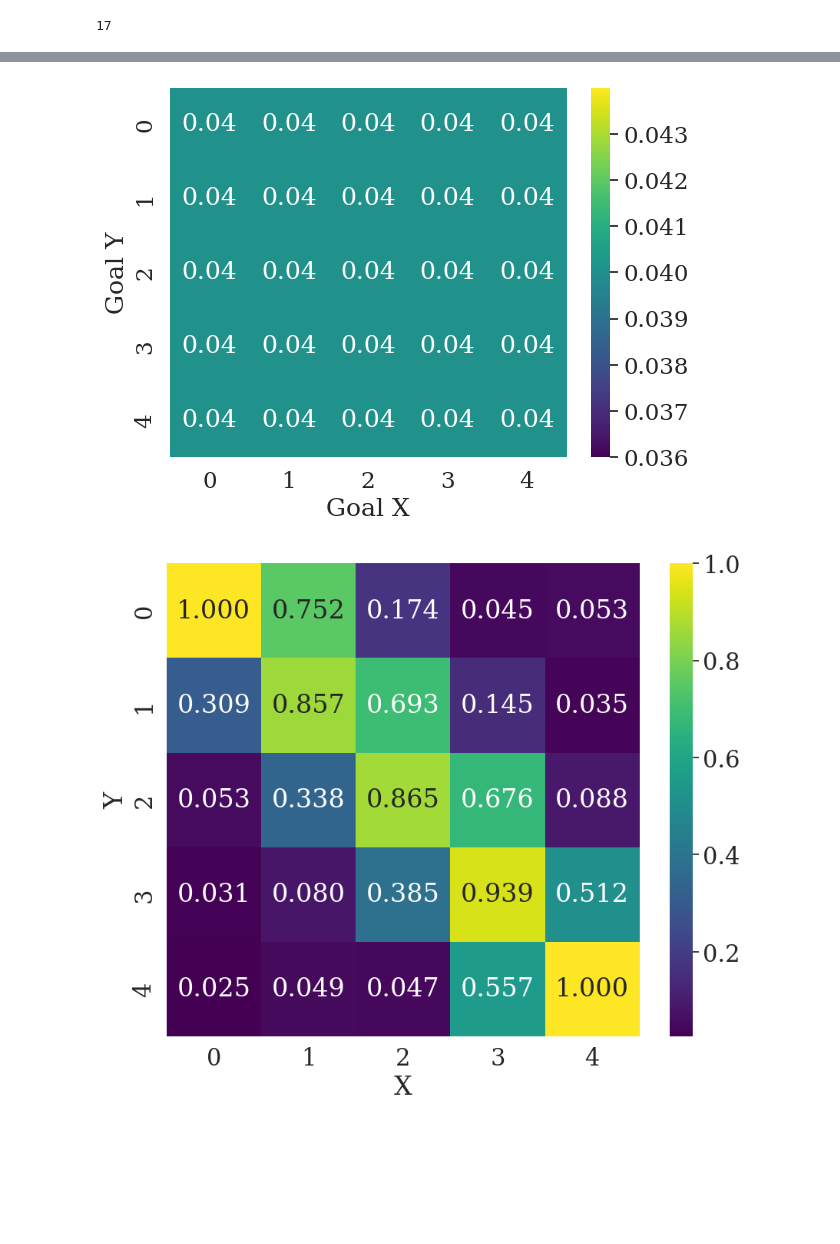
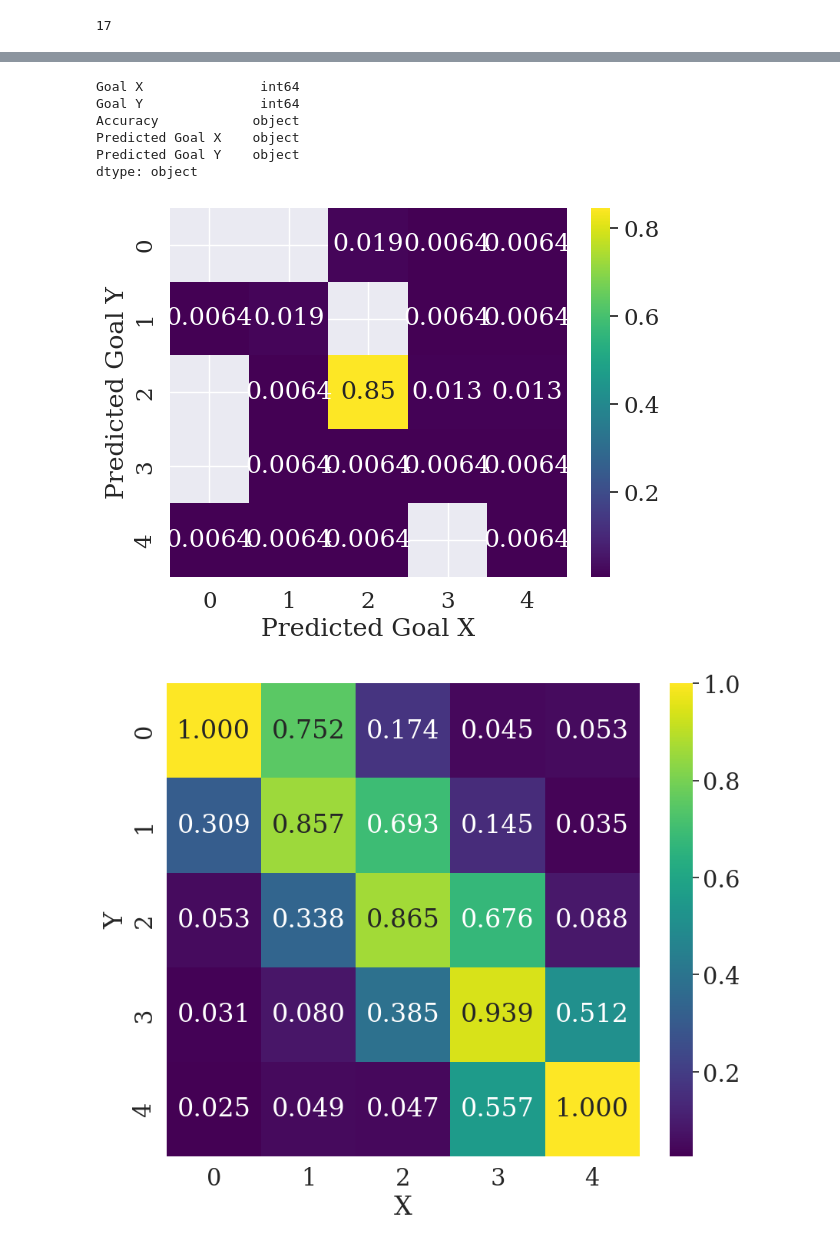
Before and after one commit to DylanCope/poclaps, a Jupyter notebook: gen_seqs_with_world_model.ipynb, the cells around one changed output, grey strips where cells are left out. Cells and saved outputs as stored; diff of their text form; code cells hidden in the pictures; blank space fills up the shorter version.

```diff
--- a/gen_seqs_with_world_model.ipynb
+++ b/gen_seqs_with_world_model.ipynb
@@ -892,13 +1079,13 @@ traj_batch.obs.shape, obs_preds.shape, action_pred_logits.shape, true_actions.sh
 # %%
 BATCH_SIZE = 1024
 SEQ_LEN = 8
-N_TRAIN_STEPS = 20000
+N_TRAIN_STEPS = 1000
 
 HIGH_TEMP = 1.0
-LOW_TEMP = 0.1
+LOW_TEMP = 1.0
 ROUND_FAC = 500
 SCHEDULE_STEPS = 7500
-ACTION_SAMPLE_TEMPERATURE = 0.01
+ACTION_SAMPLE_TEMPERATURE = 1.0 # 0.01
 FIX_GOAL_IN_BATCH = False
 
 
@@ -1013,7 +1200,7 @@ actions, messages, _, seq_mask = inputs
 (Array(2896., dtype=float32), 8192)
 # %%
 actions, messages, _, seq_mask = inputs
-i = 2
+i = 0
 ep_len = seq_mask[:, i].argmax()
 print('Sequence Mask:', seq_mask[:, i], "(True = Not In Sequence)")
 print('Dones:', traj_batch.done[:, i])
@@ -1142,7 +1329,11 @@ for x in range(env_params.grid_size):
         pred_goal_pos = pred_env_state[:, :, 1]
         acc = jnp.logical_and(pred_goal_pos[:, 0] == x, pred_goal_pos[:, 1] == y).mean()
 
-        items.append({'Goal X': x, 'Goal Y': y, 'Accuracy': acc})
+        items.extend([{
+            'Goal X': x, 'Goal Y': y, 'Accuracy': acc,
+            'Predicted Goal X': pred_goal[0],
+            'Predicted Goal Y': pred_goal[1]
+        } for pred_goal in pred_goal_pos])
 
         print(f'{x = }, {y = }: {acc:.3f}')
 
@@ -1197,34 +1388,50 @@ plot_acc_table(msg_acc_df)
+# %%
+msg_acc_df.dtypes
+# %% [output]
+Goal X               int64
+Goal Y               int64
+Accuracy            object
+Predicted Goal X    object
+Predicted Goal Y    object
+dtype: object
+# %%
+msg_acc_df['Predicted Goal X'] = msg_acc_df['Predicted Goal X'].astype(int)
+msg_acc_df['Predicted Goal Y'] = msg_acc_df['Predicted Goal Y'].astype(int)
 # %%
 from reproducible_figures import set_plotting_style, save_reproducible_figure
 
 
 def plot_count_table(msg_acc_df):
     # msg_acc_df['Goal X'] = msg_acc_df['Message'] // env_params.grid_size
     # msg_acc_df['Goal Y'] = msg_acc_df['Message'] % env_params.grid_size
 
-    count_table = msg_acc_df.groupby(['Goal X', 'Goal Y'])['Accuracy'].count().reset_index().pivot(index='Goal X', columns='Goal Y', values='Accuracy')
+    count_table = msg_acc_df\
+        .groupby(['Predicted Goal X', 'Predicted Goal Y'])['Accuracy']\
+        .count()\
+        .reset_index()\
+        .pivot(index='Predicted Goal X', columns='Predicted Goal Y', values='Accuracy')
     count_table = count_table / count_table.sum().sum()
 
     set_plotting_style()
 
     ax = sns.heatmap(
         np.float32(count_table.to_numpy()),
         cmap='viridis', cbar=True, annot=True
     )
-    ax.set_xlabel('Goal X')
-    ax.set_ylabel('Goal Y')
+    ax.set_xlabel('Predicted Goal X')
+    ax.set_ylabel('Predicted Goal Y')
 
 
 # save_reproducible_figure(
 #     'goal_pos_count_table',
 #     msg_acc_df,
 #     plot_count_table,
 #     show=True
 # )
 
 plot_count_table(msg_acc_df)
 # %% [output]
-[figure, old version]
+[figure, new version]
 # %%
 from reproducible_figures import set_plotting_style, save_reproducible_figure
 
```
Also changed, not shown: parts of 28 cells of this notebook, 10 other files.
